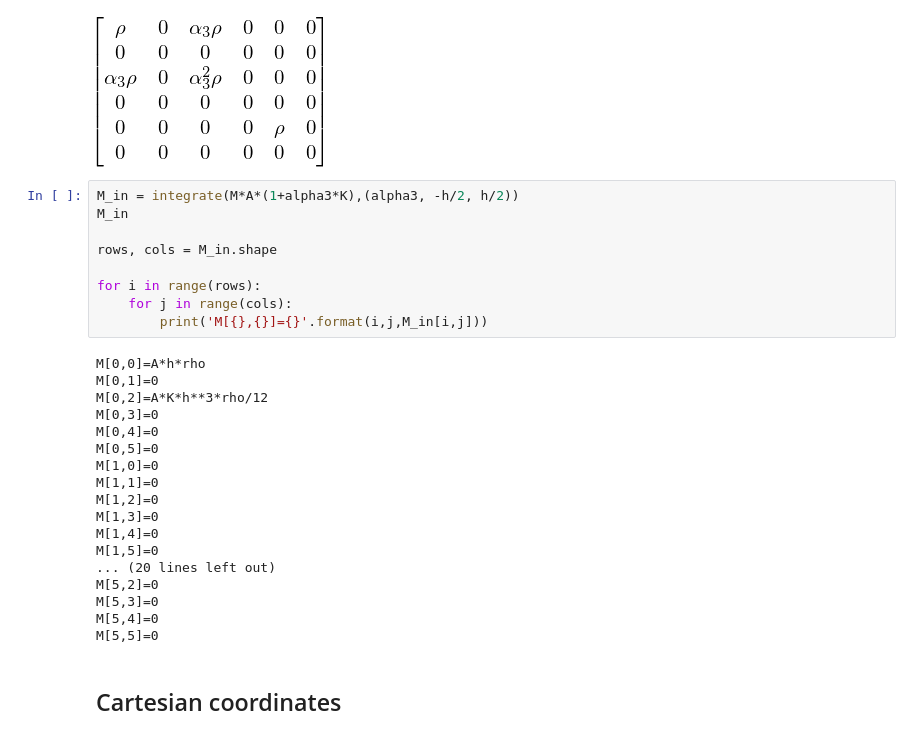
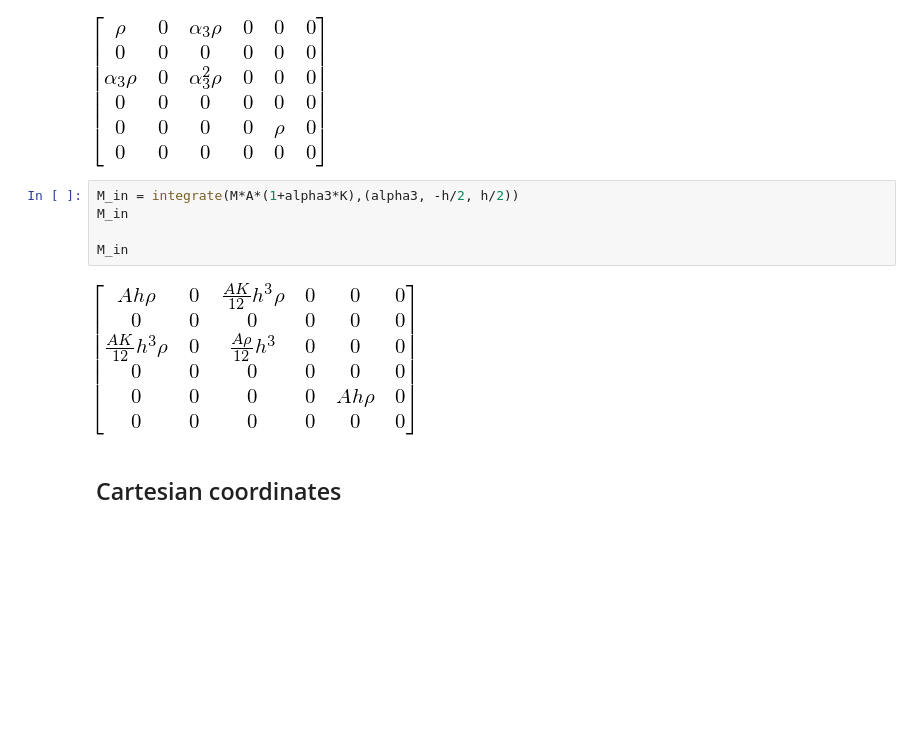
Before and after one commit to tarashor/vibrations, a Jupyter notebook: py/notebooks/LinearSolShellsFEM.ipynb, the cells around one changed output. Cells and saved outputs as stored; diff of their text form; blank space fills up the shorter version.

```diff
--- a/py/notebooks/LinearSolShellsFEM.ipynb
+++ b/py/notebooks/LinearSolShellsFEM.ipynb
@@ -152,30 +152,10 @@ M
 # %%
 M_in = integrate(M*A*(1+alpha3*K),(alpha3, -h/2, h/2))
 M_in
 
-rows, cols = M_in.shape
-
-for i in range(rows):
-    for j in range(cols):
-        print('M[{},{}]={}'.format(i,j,M_in[i,j]))
+M_in
 # %% [output]
-M[0,0]=A*h*rho
-M[0,1]=0
-M[0,2]=A*K*h**3*rho/12
-M[0,3]=0
-M[0,4]=0
-M[0,5]=0
-M[1,0]=0
-M[1,1]=0
-M[1,2]=0
-M[1,3]=0
-M[1,4]=0
-M[1,5]=0
-... (20 lines left out)
-M[5,2]=0
-M[5,3]=0
-M[5,4]=0
-M[5,5]=0
+[figure, added]
 # %% [markdown]
 ## Cartesian coordinates
 # %%
```
Also changed, not shown: parts of 3 cells of this notebook, 2 other files.
